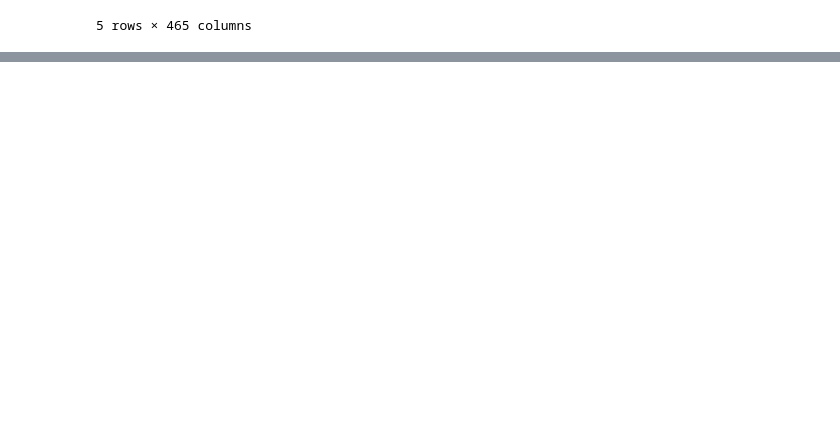
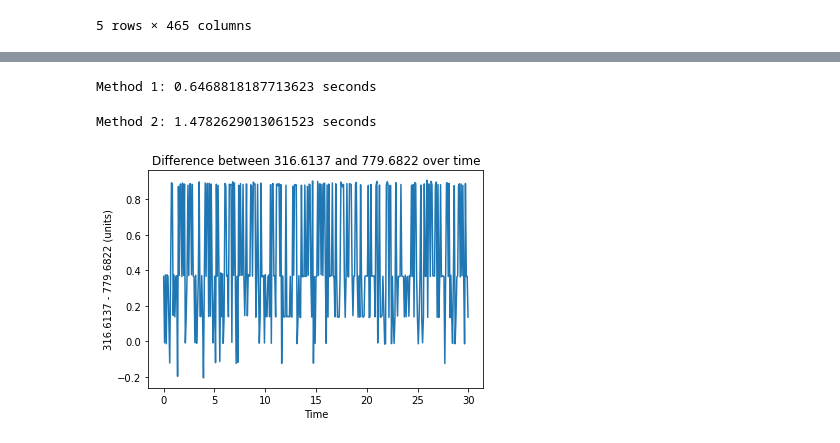
Before and after one commit to xMCTH/DSF, a Jupyter notebook: CodingTask1.ipynb, the cells around one changed output, grey strips where cells are left out. Saved outputs shown, nothing was run; the diff lists cells and outputs as text; code cells hidden in the pictures; blank space fills up the shorter version.

```diff
--- a/CodingTask1.ipynb
+++ b/CodingTask1.ipynb
@@ -76,0 +89,19 @@ merching.head()
+# %%
+import pandas as pd
+import time
+
+df = pd.read_csv('/content/drive/MyDrive/Colab Notebooks/CCD-Data.txt', sep='\t')
+
+def loop_time_1(df,group_size):
+  start_time = time.time()
+  grouped_data = []
+  for i in range(0, len(df.columns), group_size):
+      grouped_data.append(df.iloc[:, i:i+group_size].mean(axis=1))
+  grouped_df = pd.concat(grouped_data, axis=1)
+  grouped_df.to_csv('grouped_data_1.csv', index=False)
+
+  print(f"Method 1: {time.time() - start_time} seconds")
+# %%
+loop_time_1(df,5)
+# %% [output]
+Method 1: 0.6468818187713623 seconds
@@ -76,0 +117,19 @@ merching.head()
+# %%
+loop_time_2(df,5)
+# %% [output]
+Method 2: 1.4782629013061523 seconds
+# %%
+def plot_wavelength_diff(df, wavelength1, wavelength2):
+    col1 = df[str(wavelength1)]
+    col2 = df[str(wavelength2)]
+    diff = col1 - col2
+    fig, ax = plt.subplots()
+    ax.plot((df['Unnamed: 1'] - df['Unnamed: 1'].iloc[0]) /1000, diff)
+    ax.set_xlabel('Time')
+    ax.set_ylabel(f'{wavelength1} - {wavelength2} (units)')
+    ax.set_title(f'Difference between {wavelength1} and {wavelength2} over time')
+    plt.show()
+# %%
+plot_wavelength_diff(df, 316.6137, 779.6822)
+# %% [output]
+[figure, added]
```
Also changed, not shown: parts of 9 cells of this notebook.
